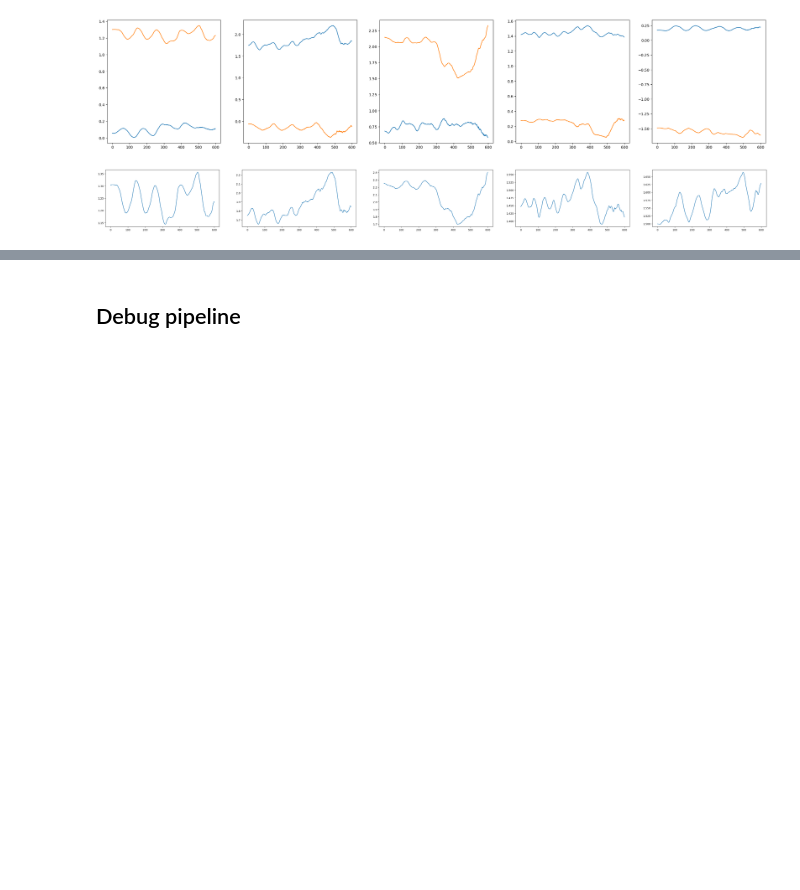
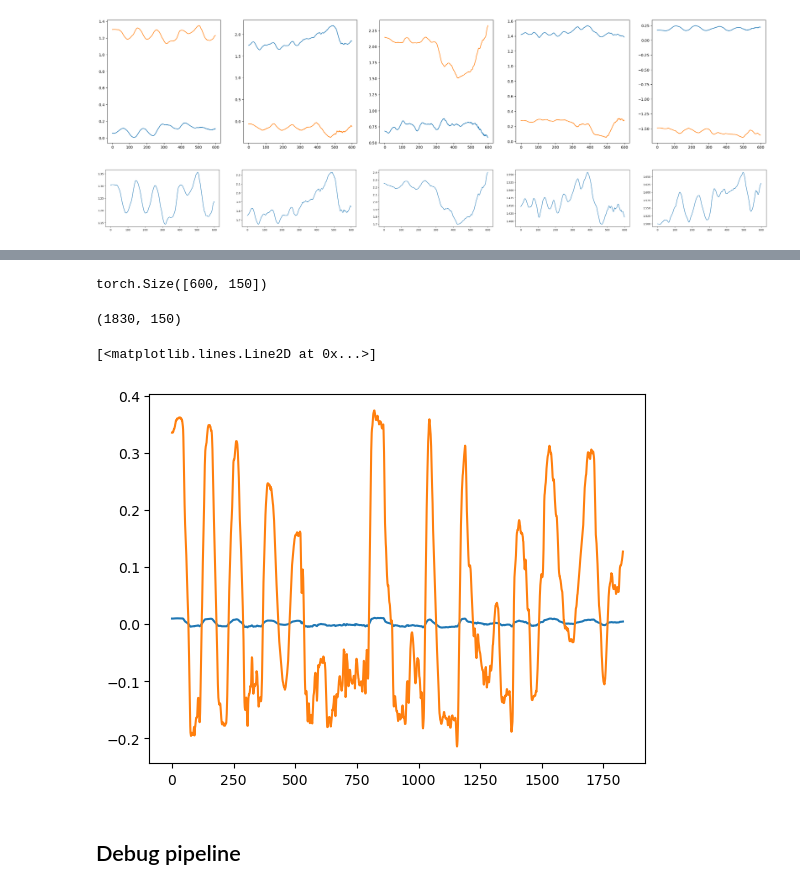
Before and after one commit to FineMotion/GENEA_2023, a Jupyter notebook: PAE.ipynb, the cells around one changed output, grey strips where cells are left out. Drawn from its saved outputs; the diff is of its cells as text; code cells hidden in the pictures; blank space fills up the shorter version.

```diff
--- a/PAE.ipynb
+++ b/PAE.ipynb
@@ -777,0 +811,28 @@ for i in range(a.shape[1]):
+# %%
+from src.sae.dataset import SimpleMotionDataset
+sample_sae_path = 'data/ortho6d_from_desktop/val_fixed/val_2023_v0_000_main-agent.npy'
+dataset = SimpleMotionDataset([Path(sample_sae_path)])
+# %%
+batch.shape
+# %% [output]
+torch.Size([600, 150])
+# %%
+items = [dataset[i] for i in range(1830)]
+batch = torch.stack(items, dim=0)
+with torch.no_grad():
+    sae_result = sae_system.forward(batch)
+# %%
+sae_result_np = sae_result.detach().numpy()
+# plt.plot(sae_result.shape
+# %%
+original_data = np.load(sample_sae_path)
+# %%
+original_data.shape
+# %% [output]
+(1830, 150)
+# %%
+plt.plot(sae_result_np[:, 13])
+plt.plot(original_data[:, 13])
+# %% [output]
+[<matplotlib.lines.Line2D at 0x...>]
+[figure, added]
```
Also changed, not shown: parts of 4 cells of this notebook, 4 other files.
